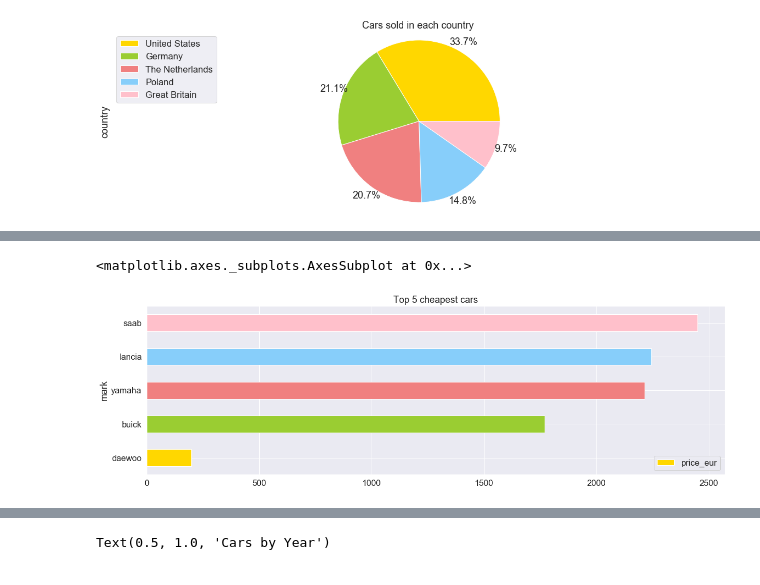
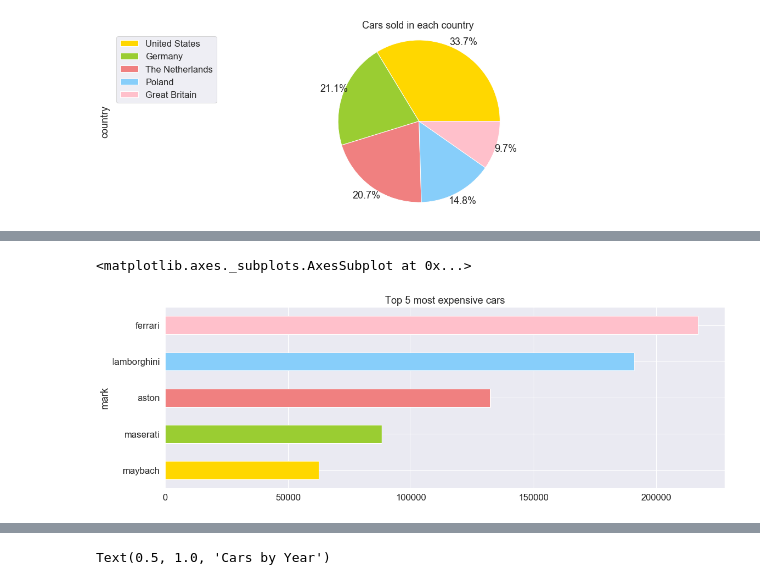
Before and after one commit to tableClothed/cars-price-comparision, a Jupyter notebook: visualizations.ipynb, the cells around one changed output, grey strips where cells are left out. Drawn from its saved outputs; the diff is of its cells as text; code cells hidden in the pictures.

```diff
--- a/visualizations.ipynb
+++ b/visualizations.ipynb
@@ -92,5 +99,5 @@ df_top_cheap = df_mean_sorted.head(5)
 # %%
-df_top_cheap.plot(kind="barh", title="Top 5 cheapest cars",color=[randomize_colors()])
+df_top_expensive.plot(kind="barh", title="Top 5 most expensive cars", color=[randomize_colors()], legend=False)
 # %% [output]
 <matplotlib.axes._subplots.AxesSubplot at 0x...>
-[figure, old version]
+[figure, new version]
```
Also changed, not shown: parts of 4 cells of this notebook, 19 other files.
